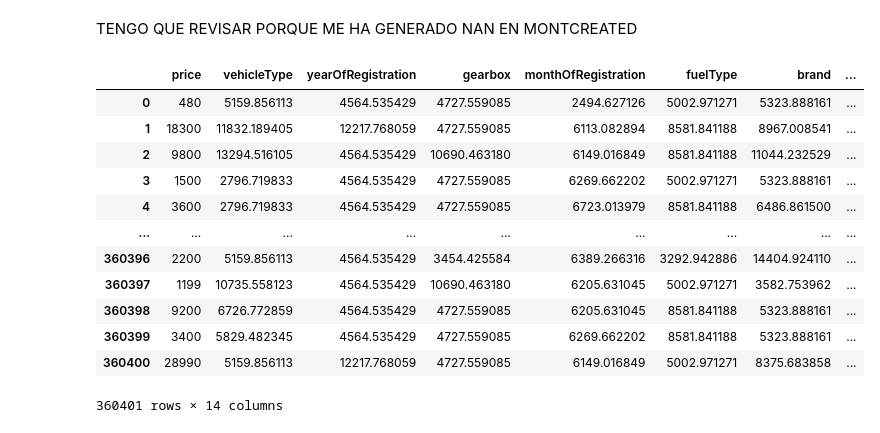
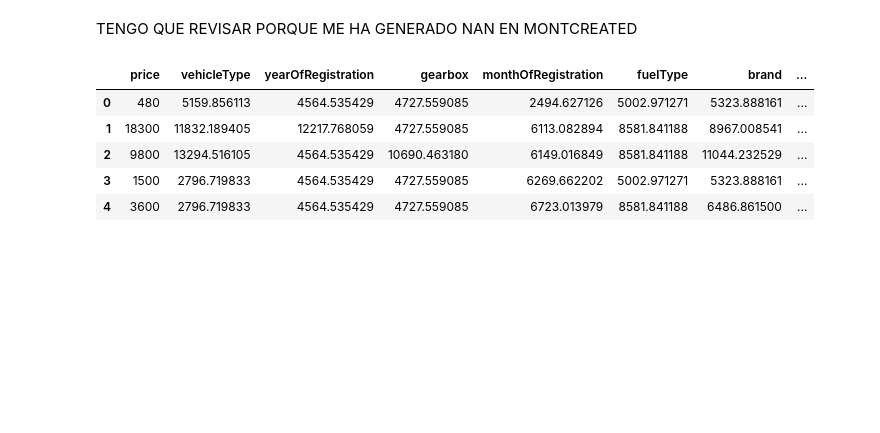
Before and after one commit to jgilsu11/laboratorio-modulo7-leccion01-eda-nulos, a Jupyter notebook: laboratorio-modulo7-leccion04-encoding.ipynb, the cells around one changed output. Cells and saved outputs as stored; diff of their text form; code cells hidden in the pictures; blank space fills up the shorter version.

Commit message:
Subida lab23 finalizado

```diff
--- a/laboratorio-modulo7-leccion04-encoding.ipynb
+++ b/laboratorio-modulo7-leccion04-encoding.ipynb
@@ -205,10 +215,12 @@ Ahora debemos comprobar la normalidad y homocedasticidad para saber si son param
 Estamos probando primero con kruskal para en aquellas que solo tienen dos categoría comparar con Whitney
 # %%
 df_sinout_copy["yearCreated"]=df_sinout_copy["yearCreated"].astype("category")
+# %%
+df_sinout_copy["monthCreated"]=df_sinout_copy["monthCreated"].astype("category")
 # %%
-import calendar
-diccionario_meses = {i : calendar.month_name[i] for i in df_sinout_copy["monthCreated"].unique()}
-df_sinout_copy["monthCreated"] =  df_sinout_copy["monthCreated"].map(diccionario_meses)
+
+# diccionario_meses = {i : calendar.month_name[i] for i in df_sinout_copy["monthCreated"].unique()}
+# df_sinout_copy["monthCreated"] =  df_sinout_copy["monthCreated"].map(diccionario_meses)
 # %%
 # instanciamos la clase de Asunciones, para poder decir qué método usar para el análisis estadístico
 asunciones = f.Asunciones(dataframe = df_sinout_copy, columna_numerica= "price")
@@ -538,7 +652,7 @@ array([3, 4, 2, 1, 6, 11, 12, 9, 8, 10], dtype=object)
 # %% [markdown]
 Aqui ya está codificada la de abtest en abtest_test vamos a por el resto
 # %%
-encoder_target= TargetEncoder(cols=["monthCreated", "notRepairedDamage", "brand", "fuelType", "monthOfRegistration", "gearbox", "yearOfRegistration", "vehicleType", "yearCreated", "monthCreated" ])
+encoder_target= TargetEncoder(cols=["monthCreated", "notRepairedDamage", "brand", "fuelType", "monthOfRegistration", "gearbox", "yearOfRegistration", "vehicleType", "yearCreated"])
 encoded= encoder_target.fit_transform(df_sinout_copy , df_sinout_copy[["price"]])
 encoded.drop(columns="abtest", inplace=True)
 # %%
@@ -559,20 +673,13 @@ df_final_encoded=encoded[['price', 'vehicleType', 'yearOfRegistration', 'gearbox
 # %% [markdown]
 TENGO QUE REVISAR PORQUE ME HA GENERADO NAN EN MONTCREATED
 # %%
-df_final_encoded
+df_final_encoded.head()
 # %% [output]
 |  | price | vehicleType | yearOfRegistration | gearbox | monthOfRegistration | fuelType | brand | ... |
 | 0 | 480 | 5159.856113 | 4564.535429 | 4727.559085 | 2494.627126 | 5002.971271 | 5323.888161 | ... |
 | 1 | 18300 | 11832.189405 | 12217.768059 | 4727.559085 | 6113.082894 | 8581.841188 | 8967.008541 | ... |
 | 2 | 9800 | 13294.516105 | 4564.535429 | 10690.463180 | 6149.016849 | 8581.841188 | 11044.232529 | ... |
 | 3 | 1500 | 2796.719833 | 4564.535429 | 4727.559085 | 6269.662202 | 5002.971271 | 5323.888161 | ... |
 | 4 | 3600 | 2796.719833 | 4564.535429 | 4727.559085 | 6723.013979 | 8581.841188 | 6486.861500 | ... |
-| ... | ... | ... | ... | ... | ... | ... | ... | ... |
-| 360396 | 2200 | 5159.856113 | 4564.535429 | 3454.425584 | 6389.266316 | 3292.942886 | 14404.924110 | ... |
-| 360397 | 1199 | 10735.558123 | 4564.535429 | 10690.463180 | 6205.631045 | 5002.971271 | 3582.753962 | ... |
-| 360398 | 9200 | 6726.772859 | 4564.535429 | 4727.559085 | 6205.631045 | 8581.841188 | 5323.888161 | ... |
-| 360399 | 3400 | 5829.482345 | 4564.535429 | 4727.559085 | 6269.662202 | 8581.841188 | 5323.888161 | ... |
-| 360400 | 28990 | 5159.856113 | 12217.768059 | 4727.559085 | 6149.016849 | 5002.971271 | 8375.683858 | ... |
-360401 rows × 14 columns
 # %%
 df_final_encoded.to_csv("datos\datos_nulos_encoded.csv")
```
Also changed, not shown: parts of 12 cells of this notebook, 3 other files.
